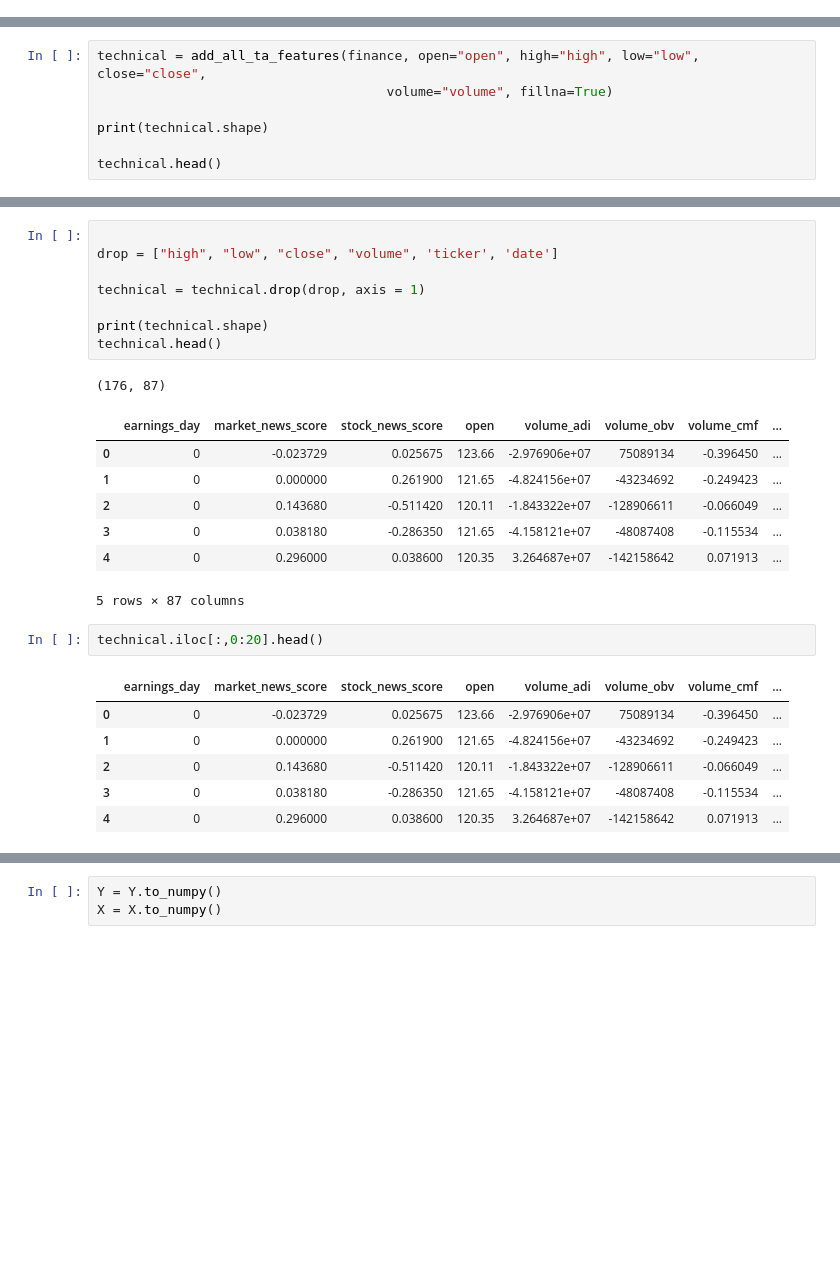
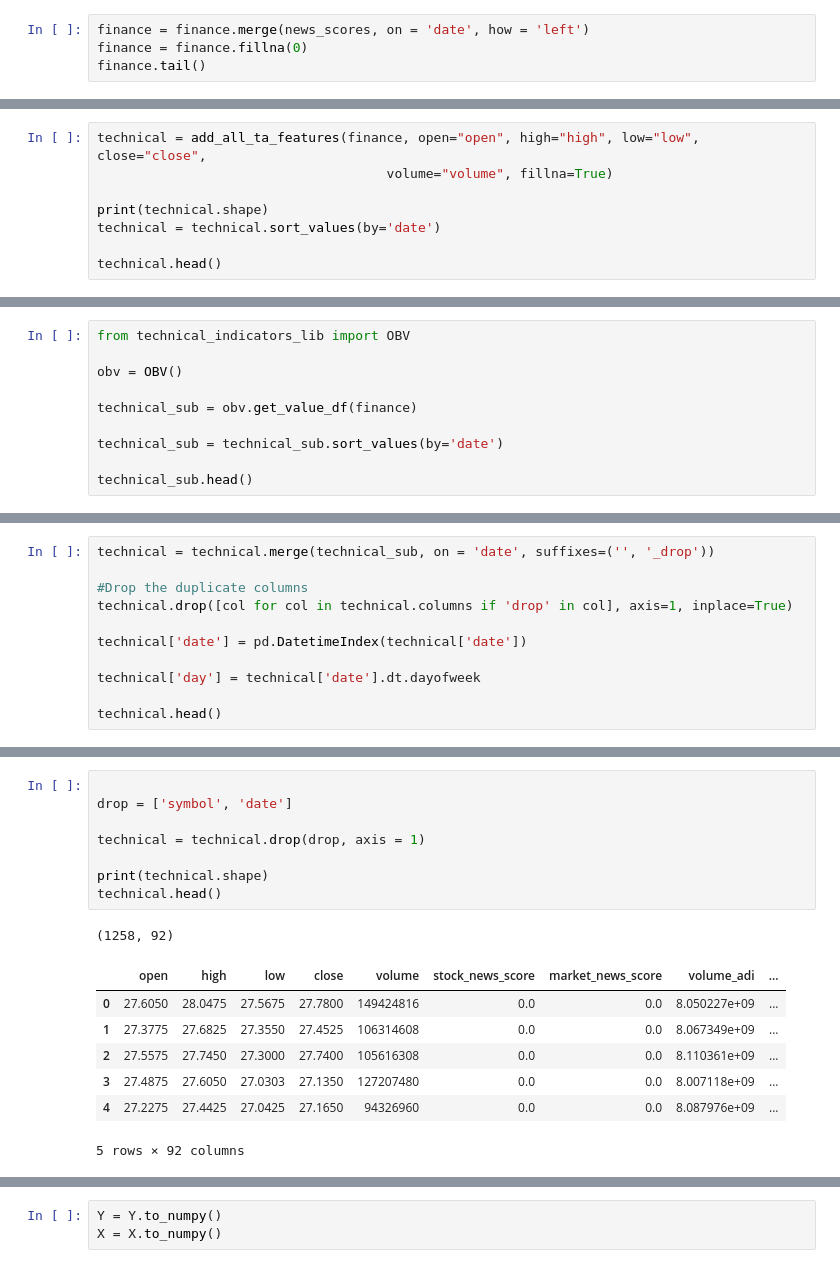
Before and after one commit to Yu821/stock_price_prediction, a Jupyter notebook: models/LSTM_Model.ipynb, the cells around one changed output, grey strips where cells are left out. Cells and saved outputs as stored; diff of their text form; blank space fills up the shorter version.

```diff
--- a/models/LSTM_Model.ipynb
+++ b/models/LSTM_Model.ipynb
@@ -94,0 +100,4 @@ finance.head()
+# %%
+finance = finance.merge(news_scores, on = 'date', how = 'left')
+finance = finance.fillna(0)
+finance.tail()
@@ -97,6 +113,7 @@ technical = add_all_ta_features(finance, open="open", high="high", low="low", cl
                                      volume="volume", fillna=True)
 
 print(technical.shape)
+technical = technical.sort_values(by='date')
 
 technical.head()
 # %% [output]
@@ -110,0 +128,10 @@ technical.head()
+# %%
+from technical_indicators_lib import OBV
+
+obv = OBV()
+
+technical_sub = obv.get_value_df(finance)
+
+technical_sub = technical_sub.sort_values(by='date')
+
+technical_sub.head()
@@ -110,0 +156,11 @@ technical.head()
+# %%
+technical = technical.merge(technical_sub, on = 'date', suffixes=('', '_drop'))
+
+#Drop the duplicate columns
+technical.drop([col for col in technical.columns if 'drop' in col], axis=1, inplace=True)
+
+technical['date'] = pd.DatetimeIndex(technical['date'])
+
+technical['day'] = technical['date'].dt.dayofweek
+
+technical.head()
@@ -111,26 +175,17 @@ technical.head()
 # %%
 
-drop = ["high", "low", "close", "volume", 'ticker', 'date']
+drop = ['symbol', 'date']
 
 technical = technical.drop(drop, axis = 1)
 
 print(technical.shape)
 technical.head()
 # %% [output]
-(176, 87)
+(1258, 92)
-|  | earnings_day | market_news_score | stock_news_score | open | volume_adi | volume_obv | volume_cmf | ... |
-| 0 | 0 | -0.023729 | 0.025675 | 123.66 | -2.976906e+07 | 75089134 | -0.396450 | ... |
-| 1 | 0 | 0.000000 | 0.261900 | 121.65 | -4.824156e+07 | -43234692 | -0.249423 | ... |
-| 2 | 0 | 0.143680 | -0.511420 | 120.11 | -1.843322e+07 | -128906611 | -0.066049 | ... |
-| 3 | 0 | 0.038180 | -0.286350 | 121.65 | -4.158121e+07 | -48087408 | -0.115534 | ... |
-| 4 | 0 | 0.296000 | 0.038600 | 120.35 | 3.264687e+07 | -142158642 | 0.071913 | ... |
+|  | open | high | low | close | volume | stock_news_score | market_news_score | volume_adi | ... |
+| 0 | 27.6050 | 28.0475 | 27.5675 | 27.7800 | 149424816 | 0.0 | 0.0 | 8.050227e+09 | ... |
+| 1 | 27.3775 | 27.6825 | 27.3550 | 27.4525 | 106314608 | 0.0 | 0.0 | 8.067349e+09 | ... |
+| 2 | 27.5575 | 27.7450 | 27.3000 | 27.7400 | 105616308 | 0.0 | 0.0 | 8.110361e+09 | ... |
+| 3 | 27.4875 | 27.6050 | 27.0303 | 27.1350 | 127207480 | 0.0 | 0.0 | 8.007118e+09 | ... |
+| 4 | 27.2275 | 27.4425 | 27.0425 | 27.1650 | 94326960 | 0.0 | 0.0 | 8.087976e+09 | ... |
-5 rows × 87 columns
+5 rows × 92 columns
-# %%
-technical.iloc[:,0:20].head()
-# %% [output]
-|  | earnings_day | market_news_score | stock_news_score | open | volume_adi | volume_obv | volume_cmf | ... |
-| 0 | 0 | -0.023729 | 0.025675 | 123.66 | -2.976906e+07 | 75089134 | -0.396450 | ... |
-| 1 | 0 | 0.000000 | 0.261900 | 121.65 | -4.824156e+07 | -43234692 | -0.249423 | ... |
-| 2 | 0 | 0.143680 | -0.511420 | 120.11 | -1.843322e+07 | -128906611 | -0.066049 | ... |
-| 3 | 0 | 0.038180 | -0.286350 | 121.65 | -4.158121e+07 | -48087408 | -0.115534 | ... |
-| 4 | 0 | 0.296000 | 0.038600 | 120.35 | 3.264687e+07 | -142158642 | 0.071913 | ... |
```
Also changed, not shown: parts of 37 cells of this notebook.
